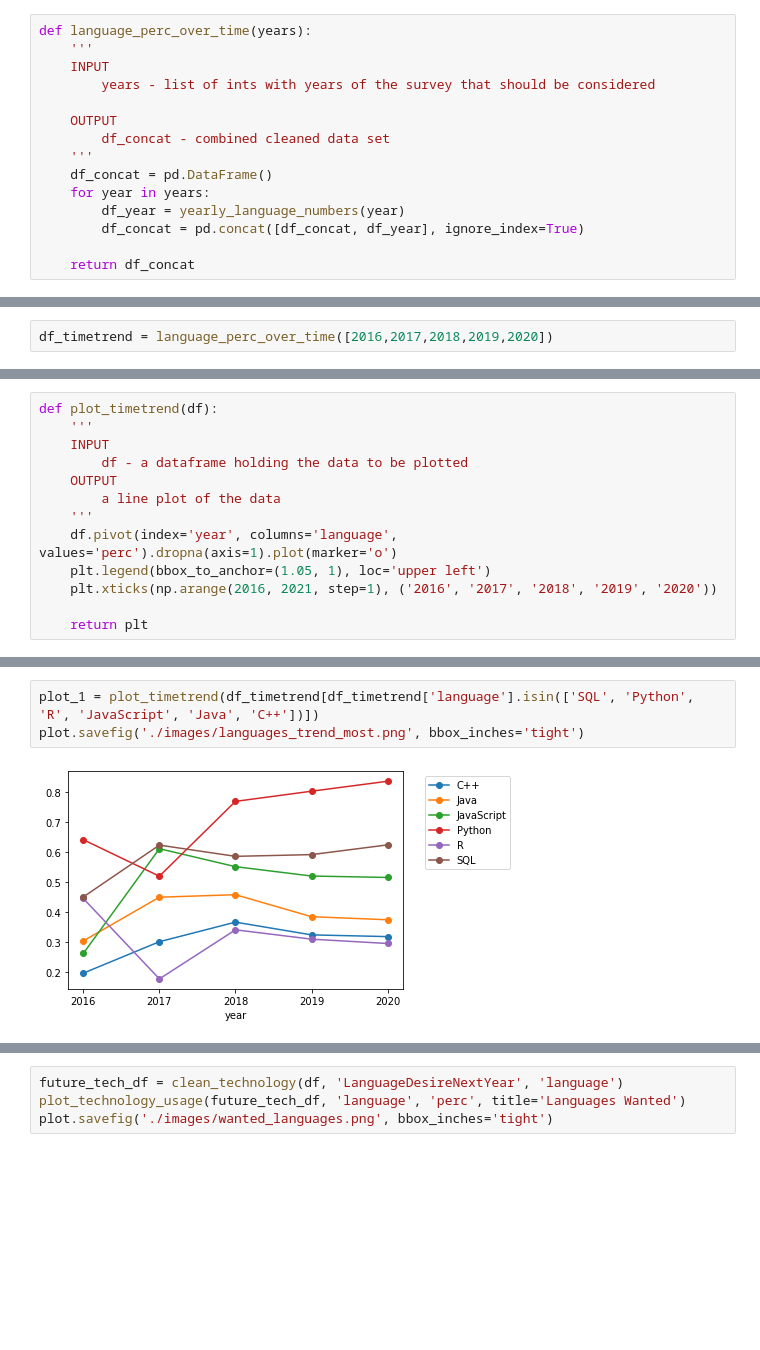
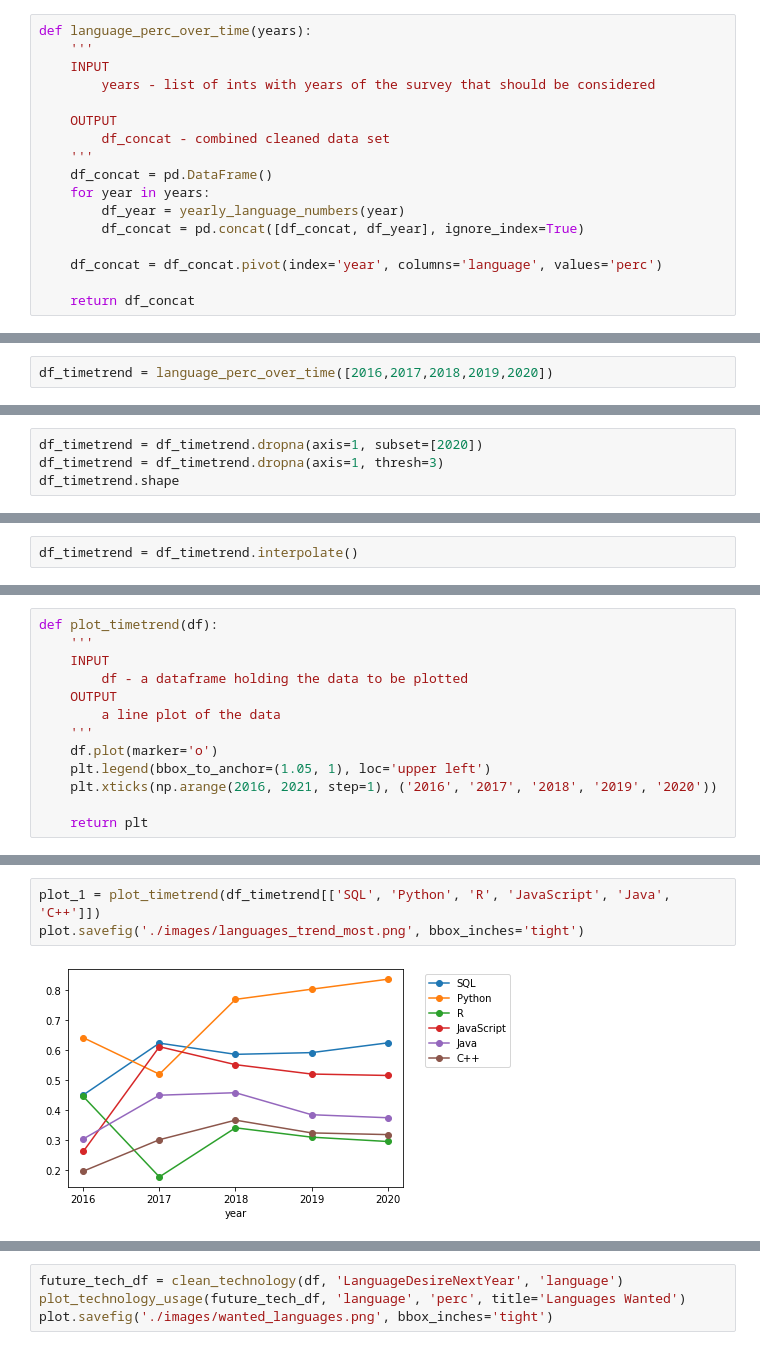
Before and after one commit to kschuessler/stackoverflow_dev_trends, a Jupyter notebook: Stackoverflow_Survey_Technology_Radar_2020.ipynb, the cells around one changed output, grey strips where cells are left out. Saved outputs shown, nothing was run; the diff lists cells and outputs as text; blank space fills up the shorter version.

```diff
--- a/Stackoverflow_Survey_Technology_Radar_2020.ipynb
+++ b/Stackoverflow_Survey_Technology_Radar_2020.ipynb
@@ -210,6 +227,8 @@ def language_perc_over_time(years):
         df_year = yearly_language_numbers(year)
         df_concat = pd.concat([df_concat, df_year], ignore_index=True)
 
+    df_concat = df_concat.pivot(index='year', columns='language', values='perc')
+
     return df_concat
 # %% [markdown]
 Great, let's do the actual work. This might take a while...
@@ -217,0 +276,4 @@ df_timetrend = language_perc_over_time([2016,2017,2018,2019,2020])
+# %%
+df_timetrend = df_timetrend.dropna(axis=1, subset=[2020])
+df_timetrend = df_timetrend.dropna(axis=1, thresh=3)
+df_timetrend.shape
@@ -218 +284,3 @@ df_timetrend = language_perc_over_time([2016,2017,2018,2019,2020])
+# %%
+df_timetrend = df_timetrend.interpolate()
 # %% [markdown]
@@ -225,7 +293,7 @@ def plot_timetrend(df):
     OUTPUT
         a line plot of the data
     '''
-    df.pivot(index='year', columns='language', values='perc').dropna(axis=1).plot(marker='o')
+    df.plot(marker='o')
     plt.legend(bbox_to_anchor=(1.05, 1), loc='upper left')
     plt.xticks(np.arange(2016, 2021, step=1), ('2016', '2017', '2018', '2019', '2020'))
 
@@ -241,5 +309,5 @@ First, let's take a closer look at the most widely used languages among Data Sci
 # %%
-plot_1 = plot_timetrend(df_timetrend[df_timetrend['language'].isin(['SQL', 'Python', 'R', 'JavaScript', 'Java', 'C++'])])
+plot_1 = plot_timetrend(df_timetrend[['SQL', 'Python', 'R', 'JavaScript', 'Java', 'C++']])
 plot.savefig('./images/languages_trend_most.png', bbox_inches='tight')
 # %% [output]
-[figure, old version]
+[figure, new version]
```
Also changed, not shown: parts of 21 cells of this notebook.
